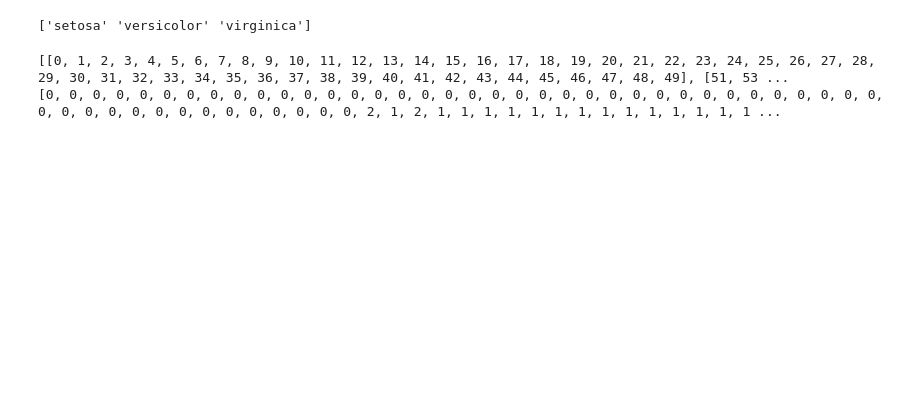
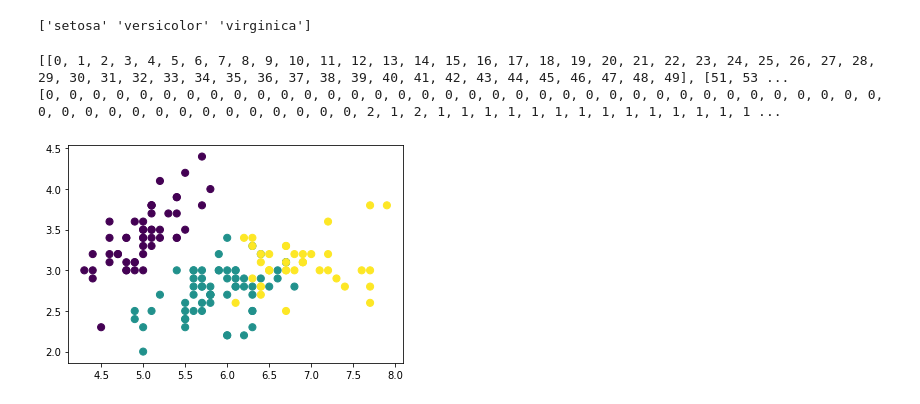
Before and after one commit to nandorusrin/IF3270-Clustering-Algorithm, a Jupyter notebook: KMeans.ipynb, the cells around one changed output. Saved outputs shown, nothing was run; the diff lists cells and outputs as text; code cells hidden in the pictures; blank space fills up the shorter version.

Commit message:
visualize

```diff
--- a/KMeans.ipynb
+++ b/KMeans.ipynb
@@ -81,31 +81,38 @@ class KMeans:
         return self
 
     def getClusters(self):
         return self.clusters
 
     def getIndexLabel(self, idx):
         for cIter in range(len(self.clusters)):
             if idx in self.clusters[cIter]:
                 return cIter
         return -1
 
     def getLabels(self):
         X_len = np.size(self._X, axis=0)
         labels = []
 
         getIndexLabel = lambda i : self.clusters
 
         for i in range(X_len):
             labels.append(self.getIndexLabel(i))
+        self.labels = labels
+        return labels
+    def visualize(self):
+        plt.scatter(self._X[:, 0], self._X[:, 1], c= self.labels, s=50, cmap='viridis')
 
-        return labels
+        centers = self.centroids
+        plt.scatter(centers[:, 0], centers[:, 1], c='black', s=200, alpha=0.5);
 
 
 kmeans = KMeans(3, random_state=1)
 clusterer = kmeans.fit(iris_X)
 
 print(clusterer.getClusters())
 print(clusterer.getLabels())
+clusterer.visualize()
 # %% [output]
 [[0, 1, 2, 3, 4, 5, 6, 7, 8, 9, 10, 11, 12, 13, 14, 15, 16, 17, 18, 19, 20, 21, 22, 23, 24, 25, 26, 27, 28, 29, 30, 31, 32, 33, 34, 35, 36, 37, 38, 39, 40, 41, 42, 43, 44, 45, 46, 47, 48, 49], [51, 53 ...
 [0, 0, 0, 0, 0, 0, 0, 0, 0, 0, 0, 0, 0, 0, 0, 0, 0, 0, 0, 0, 0, 0, 0, 0, 0, 0, 0, 0, 0, 0, 0, 0, 0, 0, 0, 0, 0, 0, 0, 0, 0, 0, 0, 0, 0, 0, 0, 0, 0, 0, 2, 1, 2, 1, 1, 1, 1, 1, 1, 1, 1, 1, 1, 1, 1, 1, 1 ...
+[figure, added]
```
Also changed, not shown: parts of 3 cells of this notebook.
